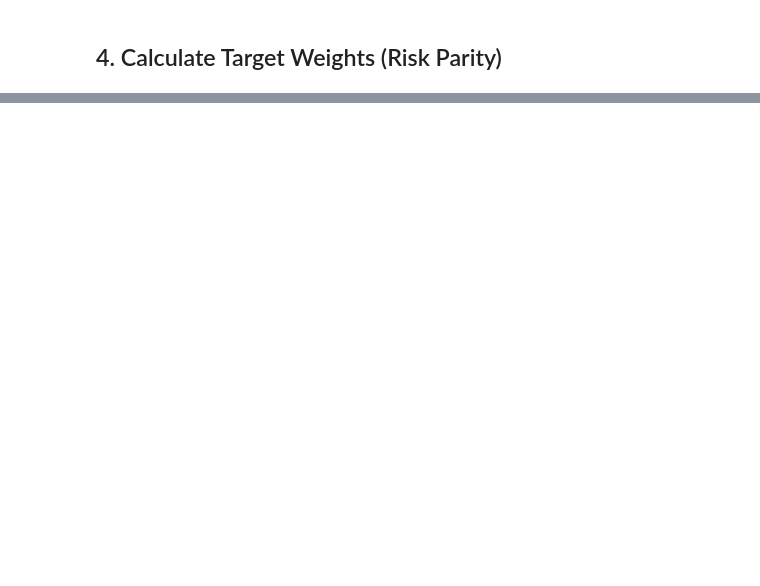
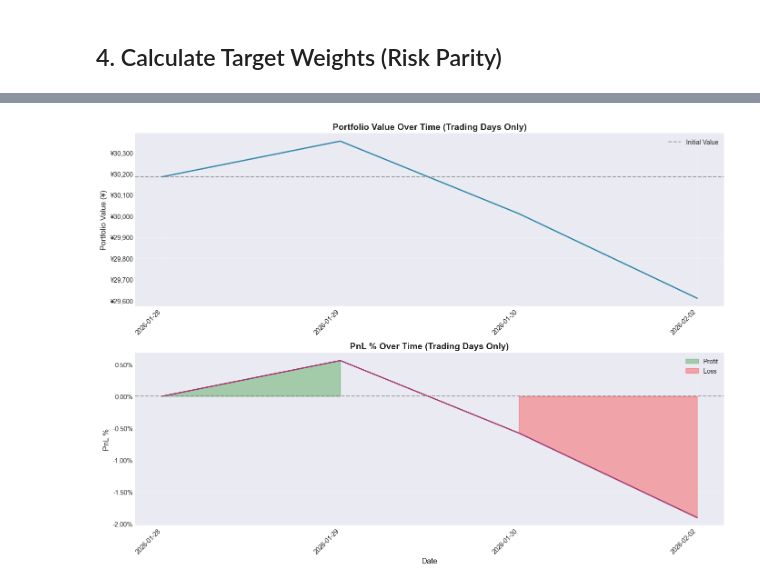
Before and after one commit to dafu-zhu/all-weather, a Jupyter notebook: notebooks/live_portfolio_tracker.ipynb, the cells around one changed output, grey strips where cells are left out. Cells and saved outputs as stored; diff of their text form; code cells hidden in the pictures; blank space fills up the shorter version.

```diff
--- a/notebooks/live_portfolio_tracker.ipynb
+++ b/notebooks/live_portfolio_tracker.ipynb
@@ -50,18 +89,17 @@ INITIAL_POSITIONS = {
     '513500.SH': 1100,     # S&P 500
     '511260.SH': 100,      # 10Y Treasury (trades in 100s)
     '518880.SH': 300,      # Gold
-    '000066.SH': 0,        # China Index
     '513100.SH': 1100      # Nasdaq-100
 }
 
-INITIAL_CASH = 27354  # Remaining cash in CNY
+INITIAL_CASH = 2648  # Remaining cash in CNY
 # ======================================================
 
 # Strategy parameters
-START_DATE = '2026-01-28'  # Will auto-adjust to last available date
+START_DATE = '2026-01-28'  # Your entry date (Chicago time)
 LOOKBACK = 252  # Days for covariance calculation
 REBALANCE_THRESHOLD = 0.05  # 5% drift triggers rebalance
-COMMISSION_RATE = 0.0003  # 0.03%
+COMMISSION_RATE = 0.003  # 0.3% one-side
 
 # Chicago timezone
 CHICAGO_TZ = pytz.timezone('America/Chicago')
@@ -77,6 +128,11 @@ print(f"  Cash: {format_currency(INITIAL_CASH)}")
 # %%
-# Load historical prices
-prices = load_prices('../data/etf_prices_7etf.csv')
+# Define ETF universe
+ETF_CODES = list(INITIAL_POSITIONS.keys())
+
+# Fetch historical prices from akshare
+print("Fetching ETF prices from akshare...")
+print("This may take a minute...")
+prices = fetch_etf_prices_akshare(ETF_CODES, start_date='2015-01-01')
 
 # Validate and adjust start date if needed
 requested_start = pd.Timestamp(START_DATE)
@@ -84,12 +140,12 @@ if requested_start not in prices.index:
     # Find the closest date that exists
     if requested_start > prices.index[-1]:
         actual_start = prices.index[-1]
-        print(f"Note: Requested start date {START_DATE} is beyond data range.")
+        print(f"\nNote: Requested start date {START_DATE} is beyond data range.")
         print(f"      Using last available date: {actual_start.date()}")
     else:
         # Use the previous available date
         actual_start = prices.index[prices.index <= requested_start][-1]
-        print(f"Note: Requested date {START_DATE} not in data.")
+        print(f"\nNote: Requested date {START_DATE} not in data.")
         print(f"      Using closest previous date: {actual_start.date()}")
     START_DATE = actual_start.strftime('%Y-%m-%d')
 
@@ -282,14 +411,71 @@ pnl_df = pd.DataFrame({
 }).set_index('Date')
 
 print_section("PnL Summary")
+print(f"\nEntry Date: {START_DATE}")
+print(f"Current Time: {TODAY_CHICAGO.strftime('%Y-%m-%d %H:%M:%S %Z')}")
+print(f"Latest Data: {tracking_prices.index[-1].date()}")
 print(f"\nInitial Value ({START_DATE}): {format_currency(initial_value)}")
 print(f"Current Value ({tracking_prices.index[-1].date()}): {format_currency(daily_values[-1])}")
 print(f"\nTotal PnL: {format_currency(daily_pnl[-1])} ({pnl_df['PnL %'].iloc[-1]:+.2f}%)")
 print(f"Days tracked: {len(pnl_df)}")
 
 if len(pnl_df) > 1:
-    print(f"\nBest day: {format_currency(pnl_df['PnL'].max())} on {pnl_df['PnL'].idxmax().date()}")
-    print(f"Worst day: {format_currency(pnl_df['PnL'].min())} on {pnl_df['PnL'].idxmin().date()}")
+    print(f"\nBest day: {format_currency(pnl_df['PnL'].max())} ({pnl_df['PnL %'].max():+.2f}%) on {pnl_df['PnL'].idxmax().date()}")
+    print(f"Worst day: {format_currency(pnl_df['PnL'].min())} ({pnl_df['PnL %'].min():+.2f}%) on {pnl_df['PnL'].idxmin().date()}")
+
+    # Calculate max drawdown
+    cumulative_max = pnl_df['Portfolio Value'].expanding().max()
+    drawdown = (pnl_df['Portfolio Value'] - cumulative_max) / cumulative_max * 100
+    max_dd = drawdown.min()
+    max_dd_date = drawdown.idxmin()
+    print(f"Max Drawdown: {max_dd:.2f}% on {max_dd_date.date()}")
 
 print("\nRecent PnL:")
-print(pnl_df.tail())
+print(pnl_df.tail(10))
+
+# Plot PnL curve (trading days only, no gaps for weekends/holidays)
+if len(pnl_df) > 1:
+    fig, (ax1, ax2) = plt.subplots(2, 1, figsize=(14, 10))
+
+    # Use integer x-axis to exclude non-trading days
+    x_positions = np.arange(len(pnl_df))
+
+    # Portfolio value
+    ax1.plot(x_positions, pnl_df['Portfolio Value'].values, linewidth=2, color='#2E86AB')
+    ax1.axhline(y=initial_value, color='gray', linestyle='--', alpha=0.7, label='Initial Value')
+    ax1.set_title('Portfolio Value Over Time (Trading Days Only)', fontsize=14, fontweight='bold')
+    ax1.set_ylabel('Portfolio Value (¥)', fontsize=12)
+    ax1.grid(True, alpha=0.3)
+    ax1.legend()
+    ax1.yaxis.set_major_formatter(plt.FuncFormatter(lambda x, p: f'¥{x:,.0f}'))
+
+    # Set x-axis labels to show dates at regular intervals
+    num_ticks = min(10, len(pnl_df))  # Show max 10 date labels
+    tick_positions = np.linspace(0, len(pnl_df)-1, num_ticks, dtype=int)
+    tick_labels = [pnl_df.index[i].strftime('%Y-%m-%d') for i in tick_positions]
+    ax1.set_xticks(tick_positions)
+    ax1.set_xticklabels(tick_labels, rotation=45, ha='right')
+
+    # PnL percentage
+    ax2.plot(x_positions, pnl_df['PnL %'].values, linewidth=2, color='#A23B72')
+    ax2.axhline(y=0, color='gray', linestyle='--', alpha=0.7)
+    ax2.fill_between(x_positions, pnl_df['PnL %'].values, 0,
+                     where=pnl_df['PnL %'].values >= 0, alpha=0.3, color='green', label='Profit')
+    ax2.fill_between(x_positions, pnl_df['PnL %'].values, 0,
+                     where=pnl_df['PnL %'].values < 0, alpha=0.3, color='red', label='Loss')
+    ax2.set_title('PnL % Over Time (Trading Days Only)', fontsize=14, fontweight='bold')
+    ax2.set_xlabel('Date', fontsize=12)
+    ax2.set_ylabel('PnL %', fontsize=12)
+    ax2.grid(True, alpha=0.3)
+    ax2.legend()
+    ax2.yaxis.set_major_formatter(plt.FuncFormatter(lambda x, p: f'{x:.2f}%'))
+
+    # Set x-axis labels for second plot
+    ax2.set_xticks(tick_positions)
+    ax2.set_xticklabels(tick_labels, rotation=45, ha='right')
+
+    plt.tight_layout()
+    plt.show()
+else:
+    print("\n(Need at least 2 days of data to plot PnL curve)")
+# %% [output]
@@ -295,0 +499 @@ print(pnl_df.tail())
+[figure, added]
```
Also changed, not shown: parts of 17 cells of this notebook, 24 other files.
